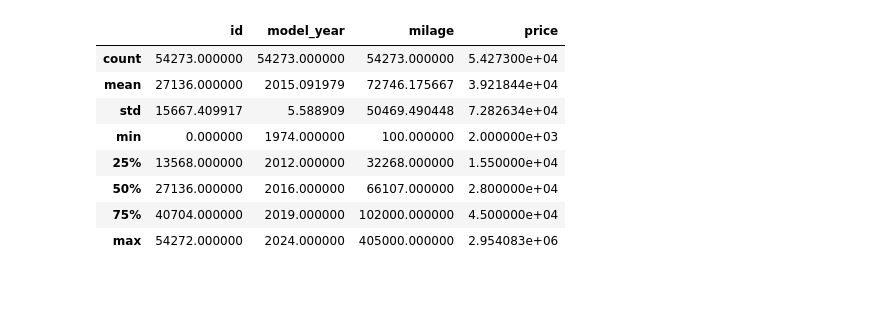
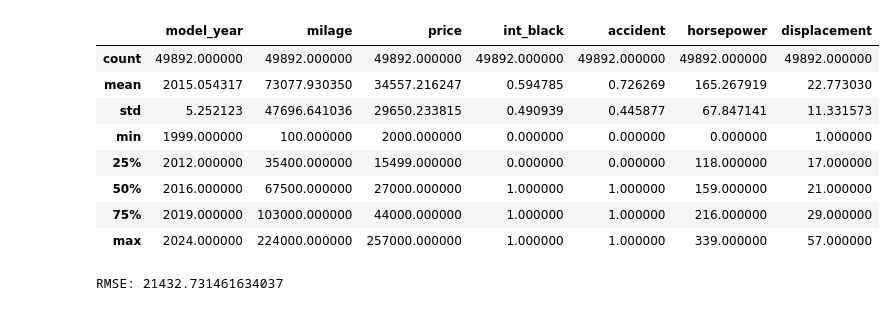
Before and after one commit to avd1729/Used-Car-Price-Prediction, a Jupyter notebook: Notebooks/main.ipynb, the cells around one changed output. Saved outputs shown, nothing was run; the diff lists cells and outputs as text; code cells hidden in the pictures.

Commit message:
Feature engineering

```diff
--- a/Notebooks/main.ipynb
+++ b/Notebooks/main.ipynb
@@ -63,0 +85,12 @@ Name: count, dtype: int64
+# %%
+def categorize_color(color):
+    color_lower = color.lower()
+    if 'black' in color_lower:
+        return 'black'
+    elif 'white' in color_lower:
+        return 'white'
+    else:
+        return 'other'
+
+train['ext_col_processed'] = train['ext_col'].apply(categorize_color)
+test['ext_col_processed'] = test['ext_col'].apply(categorize_color)
@@ -63,0 +135,3 @@ Name: count, dtype: int64
+# %%
+train = train.drop(['id','clean_title','int_col','ext_col','transmission','engine','model','fuel_type'],axis=1)
+test = test.drop(['id','clean_title','int_col','ext_col','transmission','engine','model','fuel_type'],axis=1)
@@ -63,0 +218,15 @@ Name: count, dtype: int64
+# %%
+from scipy import stats
+
+# Calculate the Z-scores of each column
+z_scores = np.abs(stats.zscore(train_processed))
+
+# Set a threshold for identifying outliers
+threshold = 3
+
+# Identify the indices of rows containing outliers
+outliers = np.where(z_scores > threshold)
+outlier_indices = set(outliers[0])
+
+# Drop the rows with outliers
+train_processed = train_processed.drop(outlier_indices).reset_index(drop=True)
@@ -63,0 +292,3 @@ Name: count, dtype: int64
+# %%
+train_processed = train_processed.drop(['brand','ext_col_processed','cylinder','type','fuel'],axis=1)
+test_processed = test_processed.drop(['brand','ext_col_processed','cylinder','type','fuel'],axis=1)
@@ -64,12 +312,38 @@ Name: count, dtype: int64
 # %%
-data.describe()
+train_processed.describe()
 # %% [output]
-|  | id | model_year | milage | price |
-| count | 54273.000000 | 54273.000000 | 54273.000000 | 5.427300e+04 |
-| mean | 27136.000000 | 2015.091979 | 72746.175667 | 3.921844e+04 |
-| std | 15667.409917 | 5.588909 | 50469.490448 | 7.282634e+04 |
-| min | 0.000000 | 1974.000000 | 100.000000 | 2.000000e+03 |
-| 25% | 13568.000000 | 2012.000000 | 32268.000000 | 1.550000e+04 |
-| 50% | 27136.000000 | 2016.000000 | 66107.000000 | 2.800000e+04 |
-| 75% | 40704.000000 | 2019.000000 | 102000.000000 | 4.500000e+04 |
-| max | 54272.000000 | 2024.000000 | 405000.000000 | 2.954083e+06 |
+|  | model_year | milage | price | int_black | accident | horsepower | displacement |
+| count | 49892.000000 | 49892.000000 | 49892.000000 | 49892.000000 | 49892.000000 | 49892.000000 | 49892.000000 |
+| mean | 2015.054317 | 73077.930350 | 34557.216247 | 0.594785 | 0.726269 | 165.267919 | 22.773030 |
+| std | 5.252123 | 47696.641036 | 29650.233815 | 0.490939 | 0.445877 | 67.847141 | 11.331573 |
+| min | 1999.000000 | 100.000000 | 2000.000000 | 0.000000 | 0.000000 | 0.000000 | 1.000000 |
+| 25% | 2012.000000 | 35400.000000 | 15499.000000 | 0.000000 | 0.000000 | 118.000000 | 17.000000 |
+| 50% | 2016.000000 | 67500.000000 | 27000.000000 | 1.000000 | 1.000000 | 159.000000 | 21.000000 |
+| 75% | 2019.000000 | 103000.000000 | 44000.000000 | 1.000000 | 1.000000 | 216.000000 | 29.000000 |
+| max | 2024.000000 | 224000.000000 | 257000.000000 | 1.000000 | 1.000000 | 339.000000 | 57.000000 |
+# %%
+from sklearn.model_selection import train_test_split
+from sklearn.metrics import mean_squared_error , r2_score
+import xgboost as xgb
+
+# Split the data into features and target variable
+X = train_processed.drop(columns='price')  # Features
+y = train_processed['price']  # Target
+
+# Split the data into training and testing sets
+X_train, X_test, y_train, y_test = train_test_split(X, y, test_size=0.2, random_state=42)
+
+# Initialize the XGBoost model
+xgb_reg = xgb.XGBRegressor(random_state=42)
+
+# Train the model
+xgb_reg.fit(X_train, y_train)
+
+# Make predictions
+y_pred = xgb_reg.predict(X_test)
+
+# Calculate RMSE
+rmse = np.sqrt(mean_squared_error(y_test, y_pred))
+print(f"RMSE: {rmse}")
+# %% [output]
+RMSE: 21432.731461634037
```
Also changed, not shown: parts of 18 cells of this notebook.
